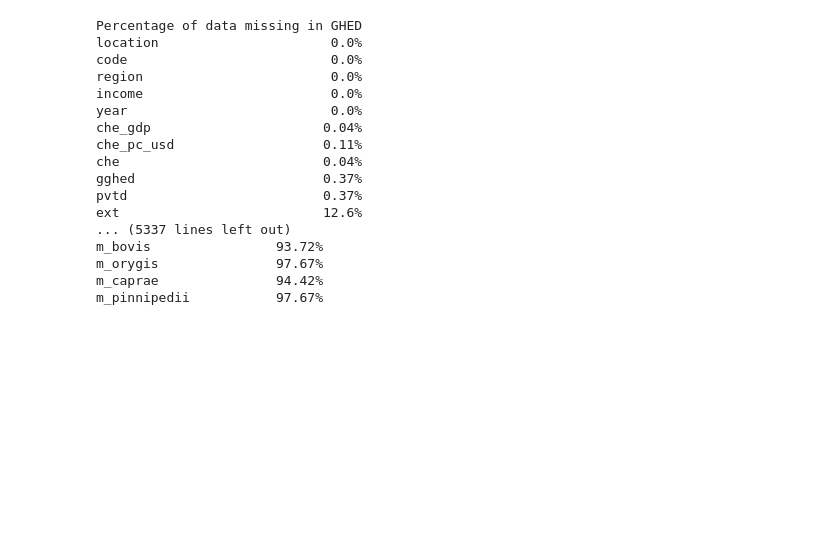
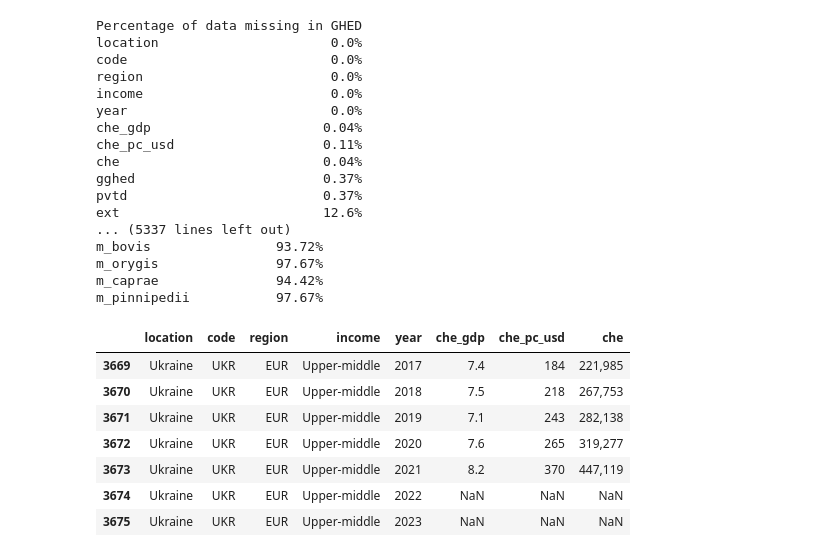
Before and after one commit to ThereseColeongco/tb-dashboard, a Jupyter notebook: data_cleaning.ipynb, the cells around one changed output. Drawn from its saved outputs; the diff is of its cells as text; code cells hidden in the pictures; blank space fills up the shorter version.

Commit message:
create frontend, start filtering data, add requirements.txt

```diff
--- a/data_cleaning.ipynb
+++ b/data_cleaning.ipynb
@@ -77,0 +60,28 @@ m_pinnipedii           97.67%
+# %%
+# there are 195 countries in the health expenditure database
+
+# the only columns we care about for the GHED are:
+'''
+che_gdp	Current Health Expenditure (CHE) as % Gross Domestic Product (GDP)
+che_pc_usd	Current Health Expenditure (CHE) per Capita in US$
+che	Current Health Expenditure (CHE), in million current NCU
+'''
+ghed = dfs['GHED']
+ghed = ghed.loc[:, :'che']
+ghed = ghed[ghed['year'] >= 2017]
+ghed[ghed['location'] == 'Ukraine']
+
+# so we can drop the rest; if any che_pc_usd is missing, we can calculate it from any one of the other 2 columns
+
+# tb budget/expenditure data only goes as far back as 2017-18 so can drop any gdp/ghed data that is older than that
+
+# drop countries that are missing all data
+# %% [output]
+|  | location | code | region | income | year | che_gdp | che_pc_usd | che |
+| 3669 | Ukraine | UKR | EUR | Upper-middle | 2017 | 7.4 | 184 | 221,985 |
+| 3670 | Ukraine | UKR | EUR | Upper-middle | 2018 | 7.5 | 218 | 267,753 |
+| 3671 | Ukraine | UKR | EUR | Upper-middle | 2019 | 7.1 | 243 | 282,138 |
+| 3672 | Ukraine | UKR | EUR | Upper-middle | 2020 | 7.6 | 265 | 319,277 |
+| 3673 | Ukraine | UKR | EUR | Upper-middle | 2021 | 8.2 | 370 | 447,119 |
+| 3674 | Ukraine | UKR | EUR | Upper-middle | 2022 | NaN | NaN | NaN |
+| 3675 | Ukraine | UKR | EUR | Upper-middle | 2023 | NaN | NaN | NaN |
```
Also changed, not shown: parts of 3 cells of this notebook, 19 other files.
